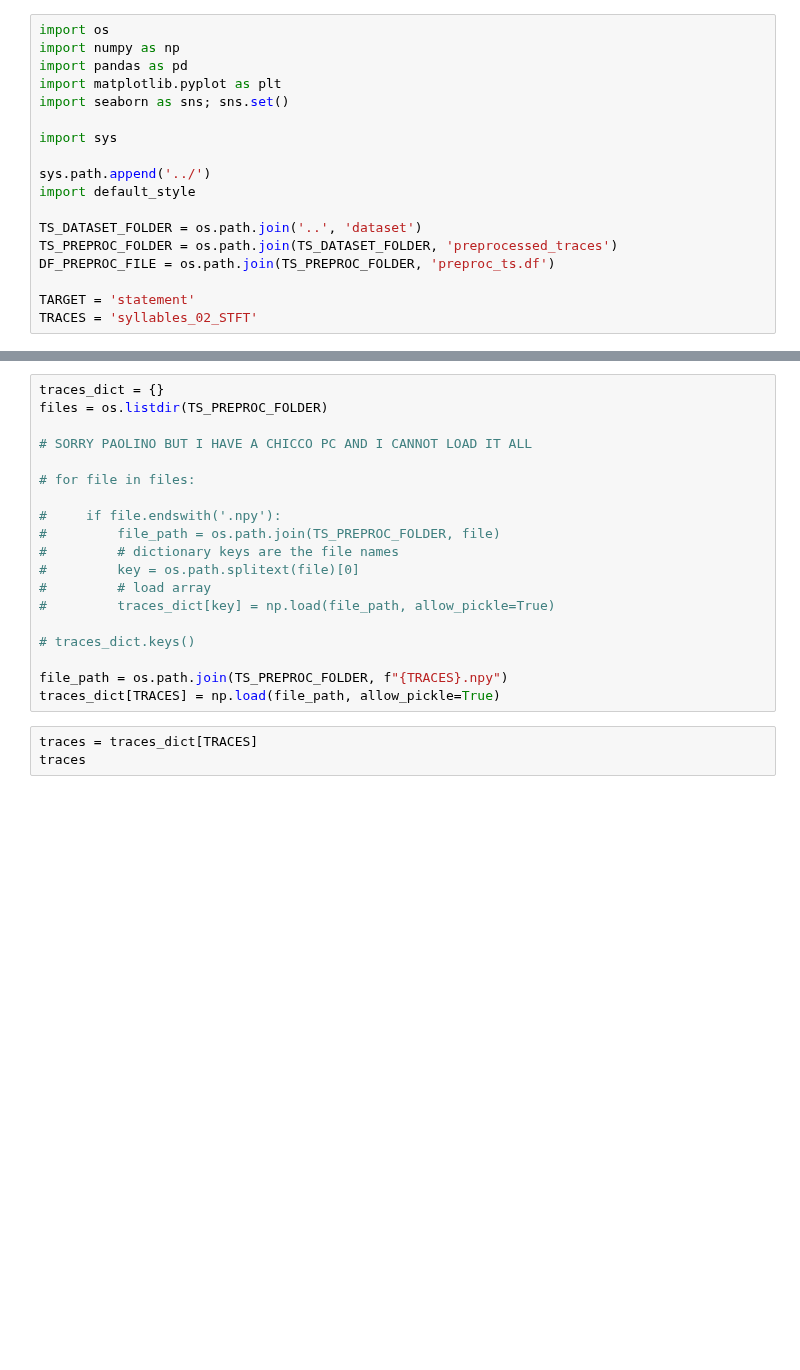
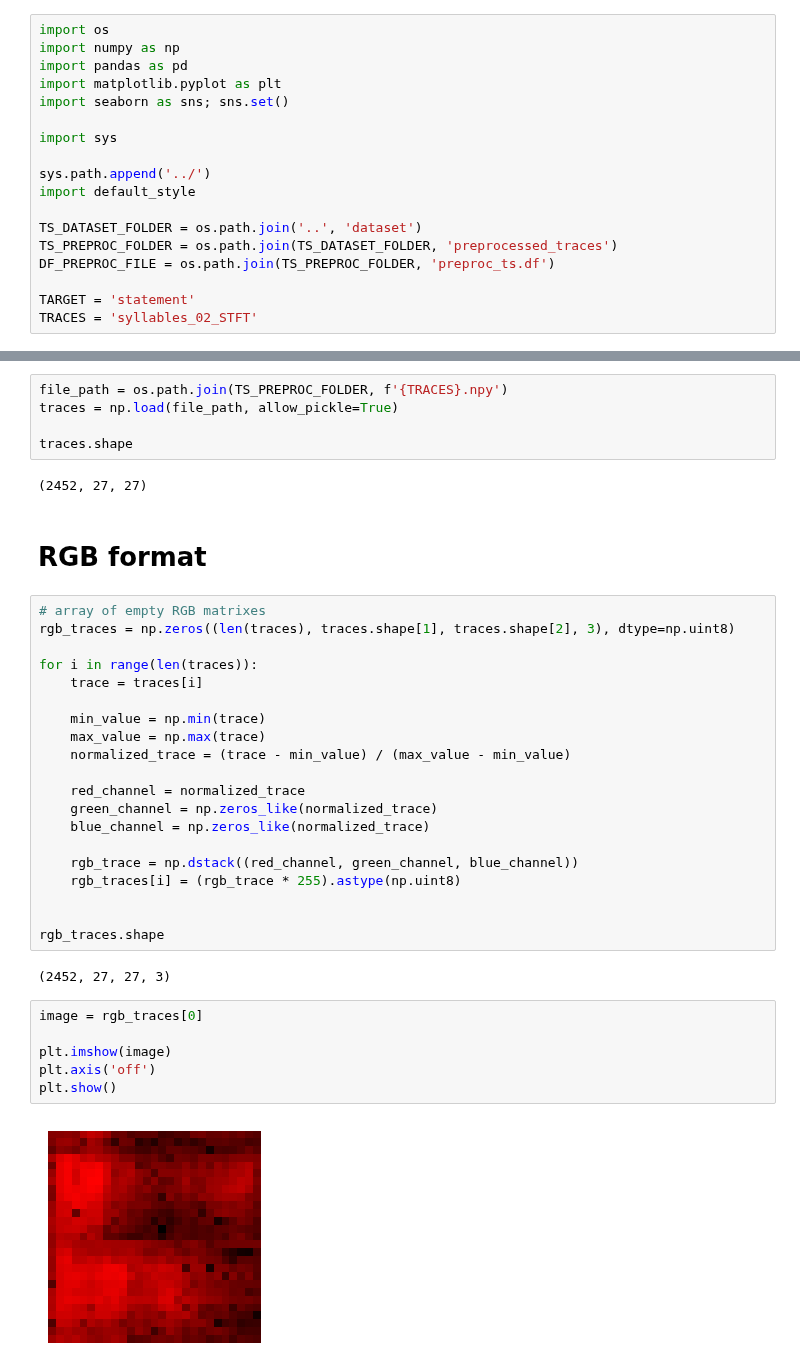
Before and after one commit to djanloo/DM2, a Jupyter notebook: TimeSeries/explainability.ipynb, the cells around one changed output, grey strips where cells are left out. Saved outputs shown, nothing was run; the diff lists cells and outputs as text; blank space fills up the shorter version.

Commit message:
ongoing: building a CNN for RGB images

```diff
--- a/TimeSeries/explainability.ipynb
+++ b/TimeSeries/explainability.ipynb
@@ -22,22 +29,39 @@ df.head()
-# %%
-traces_dict = {}
-files = os.listdir(TS_PREPROC_FOLDER)
-
-# SORRY PAOLINO BUT I HAVE A CHICCO PC AND I CANNOT LOAD IT ALL
-
-# for file in files:
-
-#     if file.endswith('.npy'):
-#         file_path = os.path.join(TS_PREPROC_FOLDER, file)
-#         # dictionary keys are the file names
-#         key = os.path.splitext(file)[0]
-#         # load array
-#         traces_dict[key] = np.load(file_path, allow_pickle=True)
-
-# traces_dict.keys()
-
-file_path = os.path.join(TS_PREPROC_FOLDER, f"{TRACES}.npy")
-traces_dict[TRACES] = np.load(file_path, allow_pickle=True)
-# %%
-traces = traces_dict[TRACES]
-traces
+# %%
+file_path = os.path.join(TS_PREPROC_FOLDER, f'{TRACES}.npy')
+traces = np.load(file_path, allow_pickle=True)
+
+traces.shape
+# %% [output]
+(2452, 27, 27)
+# %% [markdown]
+# RGB format
+# %%
+# array of empty RGB matrixes
+rgb_traces = np.zeros((len(traces), traces.shape[1], traces.shape[2], 3), dtype=np.uint8)
+
+for i in range(len(traces)):
+    trace = traces[i]
+
+    min_value = np.min(trace)
+    max_value = np.max(trace)
+    normalized_trace = (trace - min_value) / (max_value - min_value)
+
+    red_channel = normalized_trace
+    green_channel = np.zeros_like(normalized_trace)
+    blue_channel = np.zeros_like(normalized_trace)
+
+    rgb_trace = np.dstack((red_channel, green_channel, blue_channel))
+    rgb_traces[i] = (rgb_trace * 255).astype(np.uint8)
+
+
+rgb_traces.shape
+# %% [output]
+(2452, 27, 27, 3)
+# %%
+image = rgb_traces[0]
+
+plt.imshow(image)
+plt.axis('off')
+plt.show()
+# %% [output]
+[figure, added]
```
Also changed, not shown: parts of 16 cells of this notebook.
